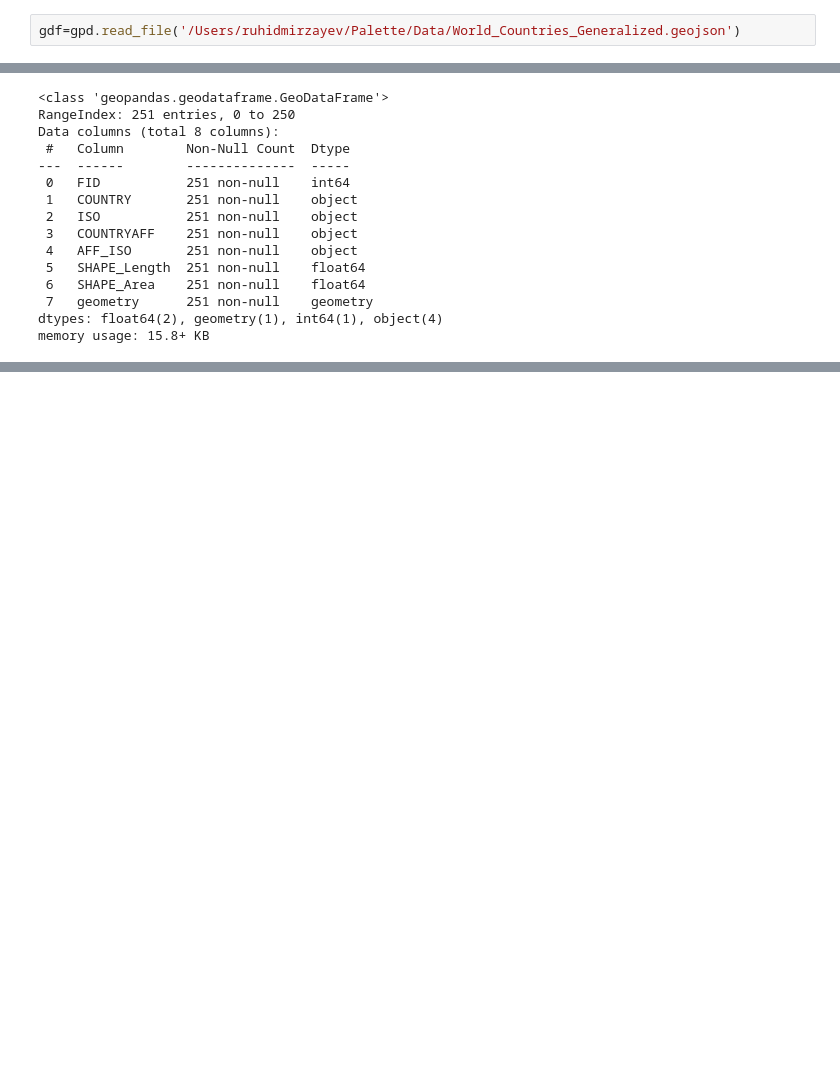
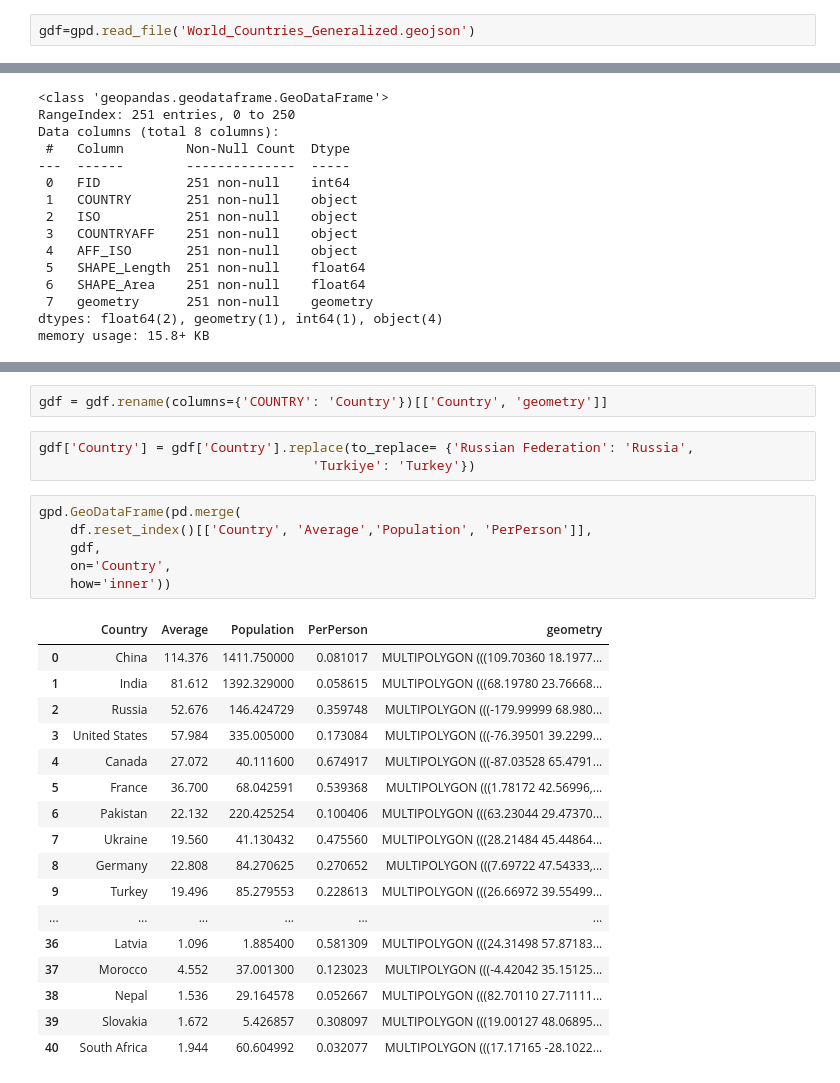
Before and after one commit to thonglamhai/palette_cohort_3_stream_3, a Jupyter notebook: Training_5.ipynb, the cells around one changed output, grey strips where cells are left out. Drawn from its saved outputs; the diff is of its cells as text; blank space fills up the shorter version.

```diff
--- a/Training_5.ipynb
+++ b/Training_5.ipynb
@@ -15,7 +15,7 @@ df_con=pd.read_html('https://statisticstimes.com/geography/countries-by-continen
     [['Country or Area','Continent']]\
         .rename(columns= {'Country or Area': 'Country'})
 # %%
-gdf=gpd.read_file('/Users/ruhidmirzayev/Palette/Data/World_Countries_Generalized.geojson')
+gdf=gpd.read_file('World_Countries_Generalized.geojson')
 # %%
 df_pop
 # %% [output]
@@ -181,3 +188,32 @@ gpd.GeoDataFrame(pd.merge(
+# %%
+gdf = gdf.rename(columns={'COUNTRY': 'Country'})[['Country', 'geometry']]
+# %%
+gdf['Country'] = gdf['Country'].replace(to_replace= {'Russian Federation': 'Russia',
+                                   'Turkiye': 'Turkey'})
+# %%
+gpd.GeoDataFrame(pd.merge(
+    df.reset_index()[['Country', 'Average','Population', 'PerPerson']],
+    gdf,
+    on='Country',
+    how='inner'))
+# %% [output]
+|  | Country | Average | Population | PerPerson | geometry |
+| 0 | China | 114.376 | 1411.750000 | 0.081017 | MULTIPOLYGON (((109.70360 18.1977... |
+| 1 | India | 81.612 | 1392.329000 | 0.058615 | MULTIPOLYGON (((68.19780 23.76668... |
+| 2 | Russia | 52.676 | 146.424729 | 0.359748 | MULTIPOLYGON (((-179.99999 68.980... |
+| 3 | United States | 57.984 | 335.005000 | 0.173084 | MULTIPOLYGON (((-76.39501 39.2299... |
+| 4 | Canada | 27.072 | 40.111600 | 0.674917 | MULTIPOLYGON (((-87.03528 65.4791... |
+| 5 | France | 36.700 | 68.042591 | 0.539368 | MULTIPOLYGON (((1.78172 42.56996,... |
+| 6 | Pakistan | 22.132 | 220.425254 | 0.100406 | MULTIPOLYGON (((63.23044 29.47370... |
+| 7 | Ukraine | 19.560 | 41.130432 | 0.475560 | MULTIPOLYGON (((28.21484 45.44864... |
+| 8 | Germany | 22.808 | 84.270625 | 0.270652 | MULTIPOLYGON (((7.69722 47.54333,... |
+| 9 | Turkey | 19.496 | 85.279553 | 0.228613 | MULTIPOLYGON (((26.66972 39.55499... |
+| ... | ... | ... | ... | ... | ... |
+| 36 | Latvia | 1.096 | 1.885400 | 0.581309 | MULTIPOLYGON (((24.31498 57.87183... |
+| 37 | Morocco | 4.552 | 37.001300 | 0.123023 | MULTIPOLYGON (((-4.42042 35.15125... |
+| 38 | Nepal | 1.536 | 29.164578 | 0.052667 | MULTIPOLYGON (((82.70110 27.71111... |
+| 39 | Slovakia | 1.672 | 5.426857 | 0.308097 | MULTIPOLYGON (((19.00127 48.06895... |
+| 40 | South Africa | 1.944 | 60.604992 | 0.032077 | MULTIPOLYGON (((17.17165 -28.1022... |
 # %%
 gpd.GeoDataFrame(
 pd.merge(
```
Also changed, not shown: parts of 5 cells of this notebook, 3 other files.
